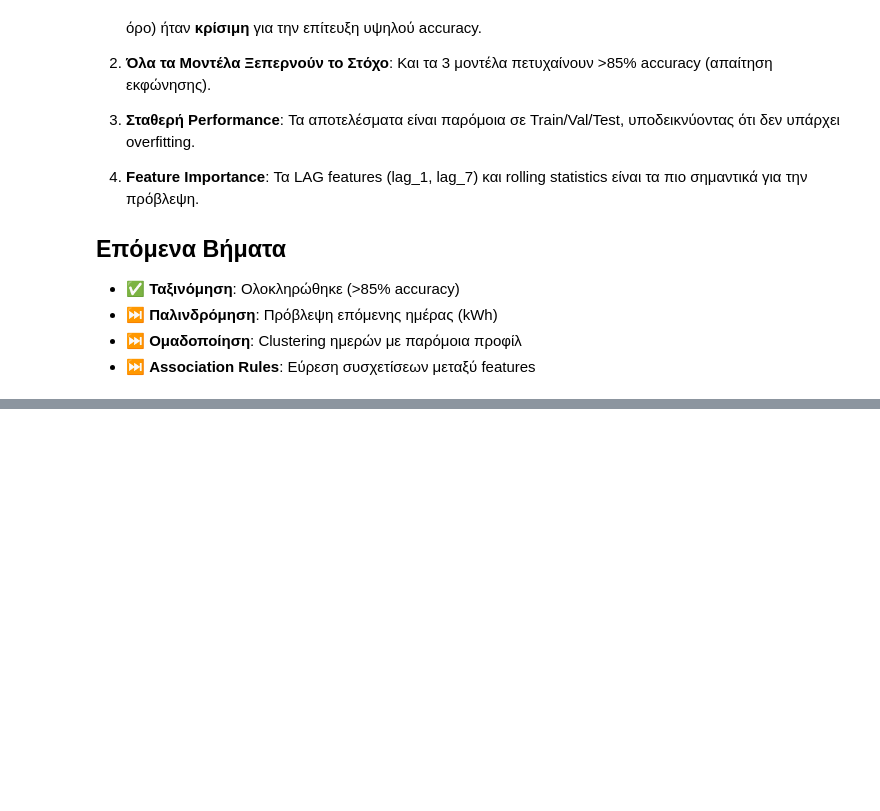
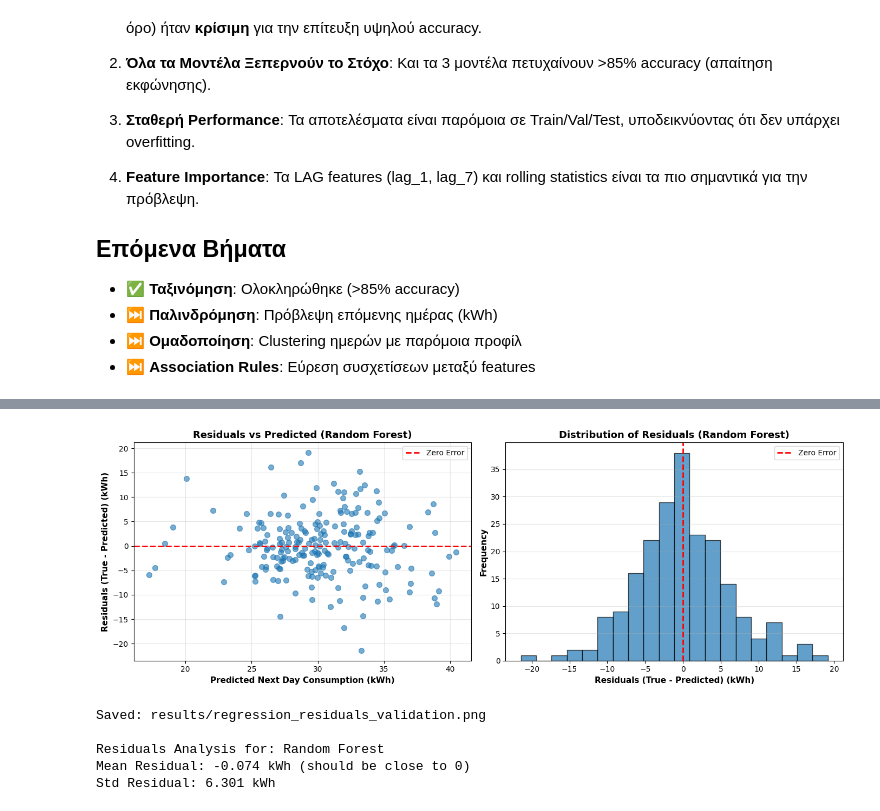
Before and after one commit to KostasPapadogiannis/energy-consumption-mining, a Jupyter notebook: notebooks/modeling.ipynb, the cells around one changed output, grey strips where cells are left out. Cells and saved outputs as stored; diff of their text form; code cells hidden in the pictures; blank space fills up the shorter version.

```diff
--- a/notebooks/modeling.ipynb
+++ b/notebooks/modeling.ipynb
@@ -1105,0 +1504,58 @@ XGBRegressor    4.905     6.378   0.223
+# %%
+# 6.9 Οπτικοποίηση: Residuals Analysis (Καλύτερο Μοντέλο - Validation)
+
+# Επιλογή καλύτερου μοντέλου με βάση Validation MAE
+best_results = None
+best_name = None
+
+if lr_results['Validation']['MAE'] <= rf_results['Validation']['MAE'] and lr_results['Validation']['MAE'] <= xgb_results['Validation']['MAE']:
+    best_results = lr_results
+    best_name = 'Linear Regression'
+elif rf_results['Validation']['MAE'] <= xgb_results['Validation']['MAE']:
+    best_results = rf_results
+    best_name = 'Random Forest'
+else:
+    best_results = xgb_results
+    best_name = 'XGBoost'
+
+# Υπολογισμός residuals
+y_true_val = best_results['Validation']['y_true']
+y_pred_val = best_results['Validation']['y_pred']
+residuals = y_true_val - y_pred_val
+
+# Δημιουργία plots
+fig, axes = plt.subplots(1, 2, figsize=(14, 5))
+
+# Plot 1: Residuals vs Predicted
+axes[0].scatter(y_pred_val, residuals, alpha=0.6, s=50)
+axes[0].axhline(y=0, color='r', linestyle='--', lw=2, label='Zero Error')
+axes[0].set_xlabel('Predicted Next Day Consumption (kWh)', fontsize=11, fontweight='bold')
+axes[0].set_ylabel('Residuals (True - Predicted) (kWh)', fontsize=11, fontweight='bold')
+axes[0].set_title(f'Residuals vs Predicted ({best_name})', fontsize=13, fontweight='bold')
+axes[0].legend()
+axes[0].grid(alpha=0.3)
+
+# Plot 2: Histogram of Residuals
+axes[1].hist(residuals, bins=20, edgecolor='black', alpha=0.7)
+axes[1].axvline(x=0, color='r', linestyle='--', lw=2, label='Zero Error')
+axes[1].set_xlabel('Residuals (True - Predicted) (kWh)', fontsize=11, fontweight='bold')
+axes[1].set_ylabel('Frequency', fontsize=11, fontweight='bold')
+axes[1].set_title(f'Distribution of Residuals ({best_name})', fontsize=13, fontweight='bold')
+axes[1].legend()
+axes[1].grid(axis='y', alpha=0.3)
+
+plt.tight_layout()
+plt.savefig(RESULTS_DIR / 'regression_residuals_validation.png', dpi=300, bbox_inches='tight')
+plt.show()
+
+print(f'Saved: results/regression_residuals_validation.png')
+print(f'\nResiduals Analysis for: {best_name}')
+print(f'Mean Residual: {residuals.mean():.3f} kWh (should be close to 0)')
+print(f'Std Residual: {residuals.std():.3f} kWh')
+# %% [output]
+[figure, added]
+Saved: results/regression_residuals_validation.png
+
+Residuals Analysis for: Random Forest
+Mean Residual: -0.074 kWh (should be close to 0)
+Std Residual: 6.301 kWh
```
Also changed, not shown: parts of 15 cells of this notebook, 7 other files.
